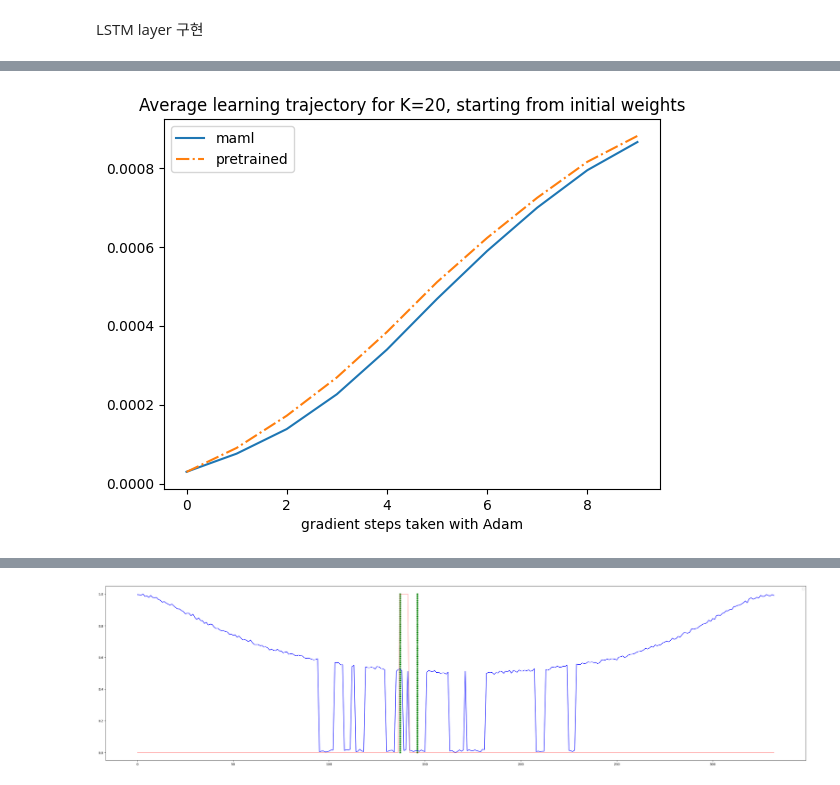
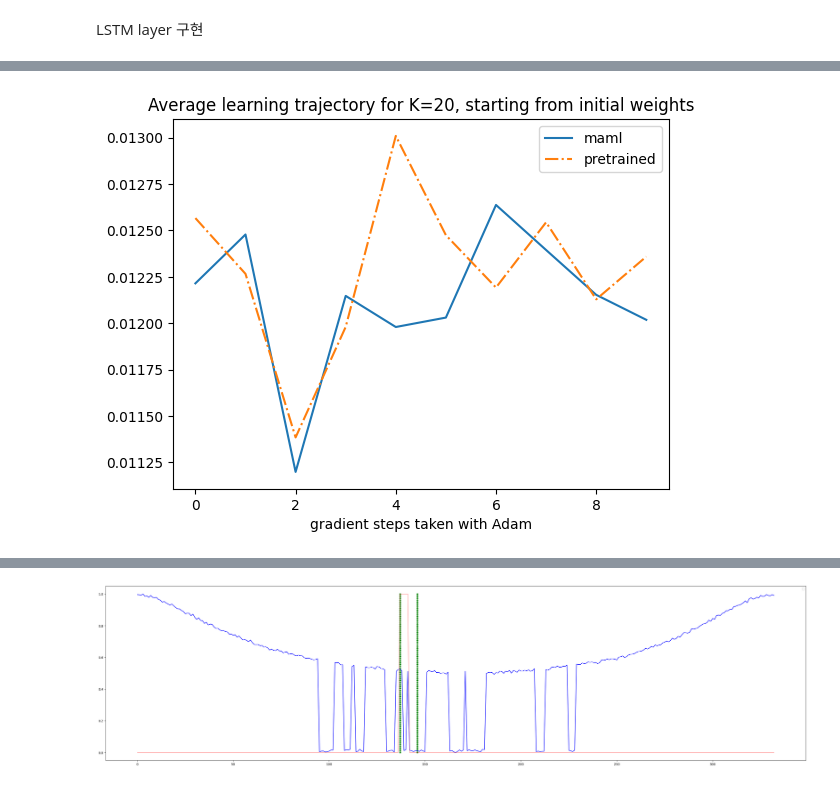
Before and after one commit to appr-jh/Meta_Learning, a Jupyter notebook: Meta.ipynb, the cells around one changed output, grey strips where cells are left out. Cells and saved outputs as stored; diff of their text form; code cells hidden in the pictures.

```diff
--- a/Meta.ipynb
+++ b/Meta.ipynb
@@ -376,6 +385,5 @@ class MAML():
                 self.meta_losses.append(epoch_loss / self.plot_every)
                 epoch_loss = 0
 # %%
-tasks = lstm_Task(SAMPLE_NUM, SEQ_LEN)
-maml = MAML(model, tasks, inner_lr=0.001, meta_lr=0.001)
+maml = MAML(model, inner_lr=0.001, meta_lr=0.001)
 # %%
@@ -444,6 +453,8 @@ def average_losses(initial_model, n_samples, K=10, n_steps=10, optim=torch.optim
     """
     returns the average learning trajectory of the model trained for ``n_iterations`` over ``n_samples`` tasks
     """
+
+    x = np.linspace(-5, 5, 2) # dummy input for test_on_new_task
     avg_losses = [0] * K
     for i in range(n_samples):
         losses = loss_on_random_task(initial_model, K, n_steps, optim)
@@ -452,7 +463,7 @@ def average_losses(initial_model, n_samples, K=10, n_steps=10, optim=torch.optim
 
     return avg_losses
 # %%
-def mixed_pretrained(iterations=500):
+def mixed_pretrained(iterations=500, K=10):
     """
     returns a model pretrained on a selection of ``iterations`` random tasks.
     """
@@ -463,24 +474,24 @@ def mixed_pretrained(iterations=500):
                    seq_len=SEQ_LEN,
                    num_layers=NUM_LAYERS,
                    num_classes=NUM_CLASSES,
-                   device=device)
+                   device=device).to(device)
 
     optimiser = torch.optim.Adam(pretrain_model.parameters(), lr=0.01)
     criterion = nn.MSELoss()
 
-    tasks = lstm_Task(SAMPLE_NUM, SEQ_LEN)
-    train_loader = tasks.random_Test_dataset(SEQ_LEN, SPLIT, BATCH_SIZE)
+    X = pl[["Realized_Power"]].values
+    y = pl["Real_block"].values
+
     # fit the model
     for i in range(iterations):
-        for i, data in enumerate(train_loader): # batch
-            seq, target = data
-            out = model(seq)
-            #print(seq, target) = feature, label
-            loss = criterion(out, target)
-            pretrain_model.zero_grad()
-            loss.backward()
-            optimiser.step()
+        seq, target = sample_data(X, y, SEQ_LEN, K)
+        out = pretrain_model(seq)
+        #print(seq, target) = feature, label
+        loss = criterion(out, target)
+        pretrain_model.zero_grad()
+        loss.backward()
+        optimiser.step()
 
     return pretrain_model
 # %%
-pretrained_model = mixed_pretrained(100)
+pretrained_model = mixed_pretrained(100, 10).to(device)
@@ -487,12 +507,12 @@ pretrained_model = mixed_pretrained(100)
 # %%
-plt.plot(average_losses(maml.model, n_samples=300, K=20), label='maml')
-plt.plot(average_losses(pretrained_model, n_samples=300, K=20),'-.', label='pretrained')
+plt.plot(average_losses(maml.model, n_samples=100, K=20), label='maml')
+plt.plot(average_losses(pretrained_model, n_samples=100, K=20),'-.', label='pretrained')
 plt.legend()
 plt.title("Average learning trajectory for K=20, starting from initial weights")
 plt.xlabel("gradient steps taken with Adam")
 plt.show()
 # %% [output]
-[figure, old version]
+[figure, new version]
 # %%
 def model_functions_at_training(initial_model, X, y, sampled_steps, optim=torch.optim.Adam, lr=0.01):
     """
```
Also changed, not shown: parts of 28 cells of this notebook.
